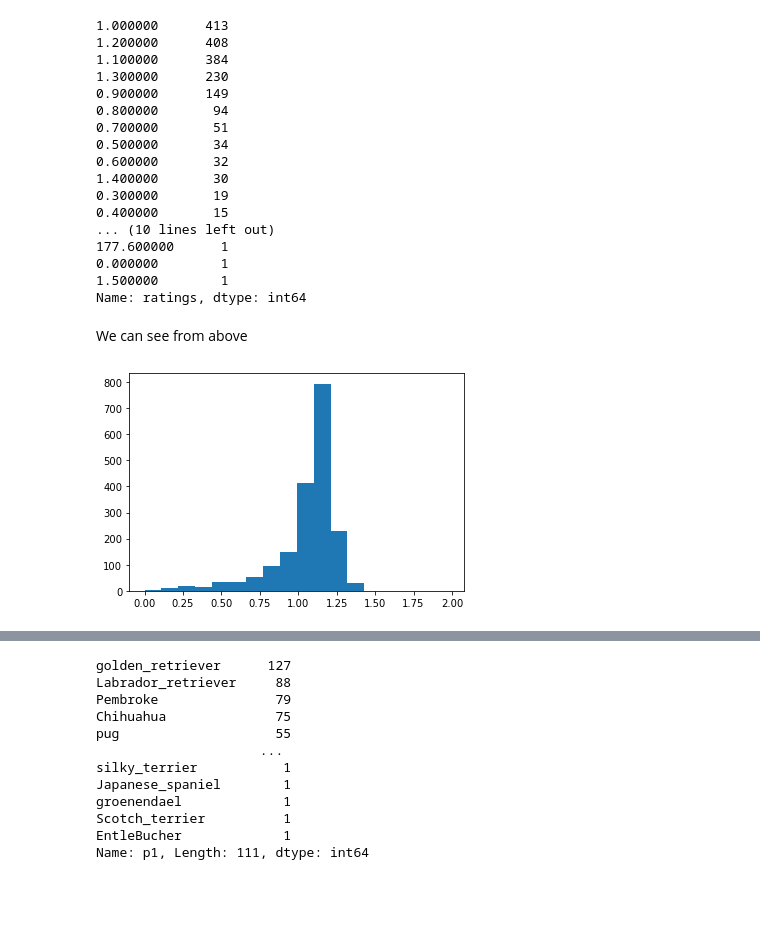
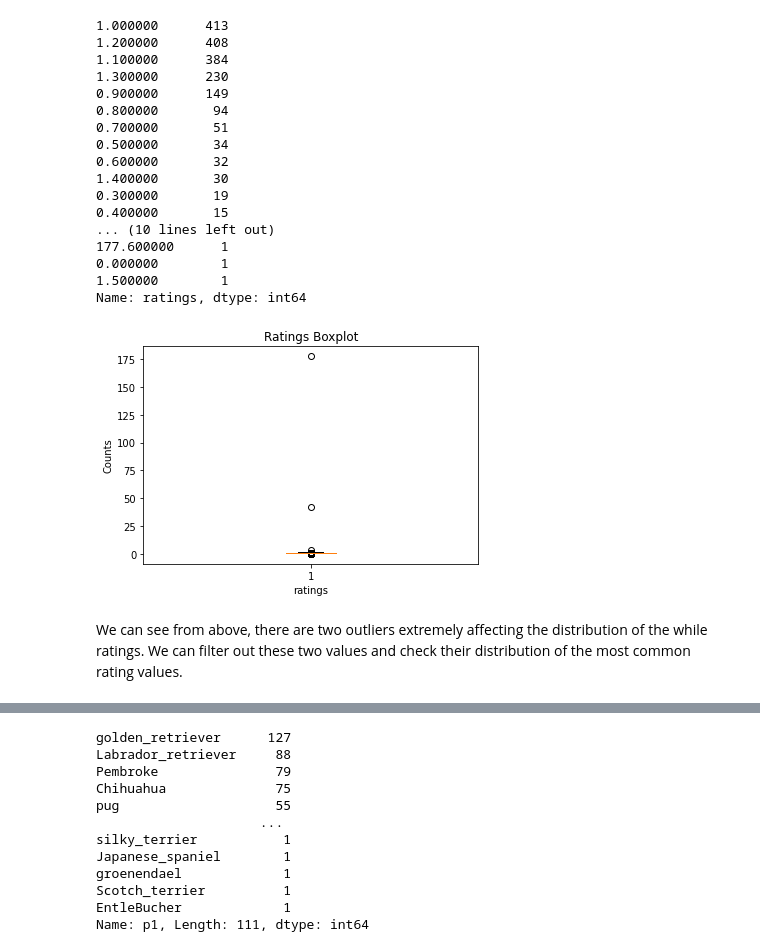
Before and after one commit to Alex-YuZ/Data-Wrangling-on-Twitter-Data, a Jupyter notebook: wrangle_act.ipynb, the cells around one changed output, grey strips where cells are left out. Cells and saved outputs as stored; diff of their text form; code cells hidden in the pictures; blank space fills up the shorter version.

Commit message:
docs: Add report of analysis on the clean dataset

```diff
--- a/wrangle_act.ipynb
+++ b/wrangle_act.ipynb
@@ -1159,10 +1197,13 @@ master_clean.ratings.value_counts()
 0.000000        1
 1.500000        1
 Name: ratings, dtype: int64
-# %% [markdown]
-We can see from above
-# %%
-bins = np.arange(master_clean.ratings.min(), 2, 0.11)
-plt.hist(master_clean.ratings, bins=bins);
-# %% [output]
-[figure, removed]
+# %%
+plt.boxplot(master_clean.ratings)
+
+plt.title('Ratings Boxplot')
+plt.ylabel('Counts')
+plt.xlabel('ratings');
+# %% [output]
+[figure, added]
+# %% [markdown]
+We can see from above, there are two outliers extremely affecting the distribution of the while ratings. We can filter out these two values and check their distribution of the most common rating values.
```
Also changed, not shown: parts of 7 cells of this notebook, 11 other files.
